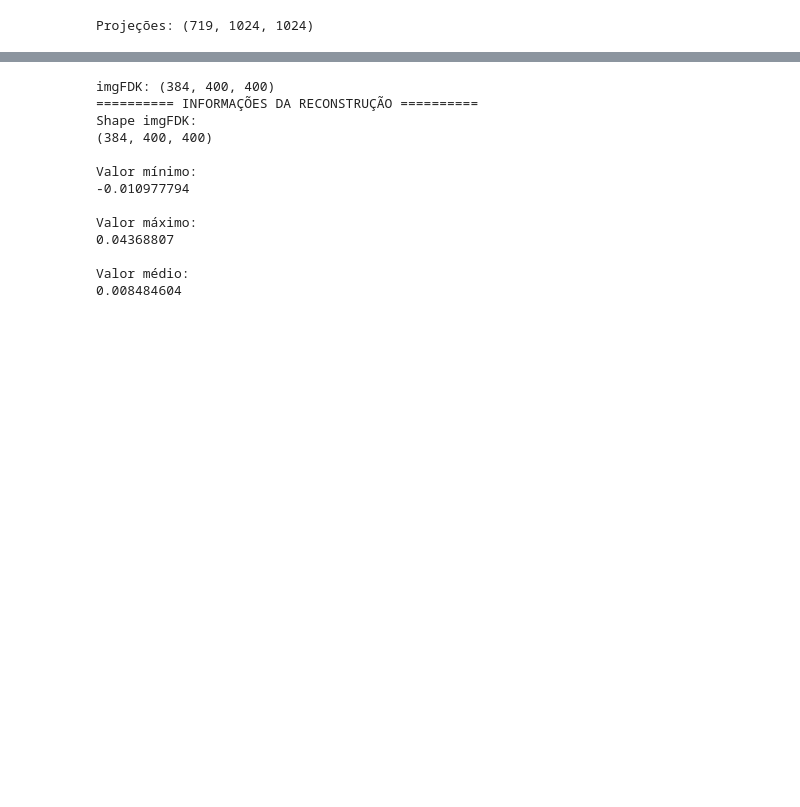
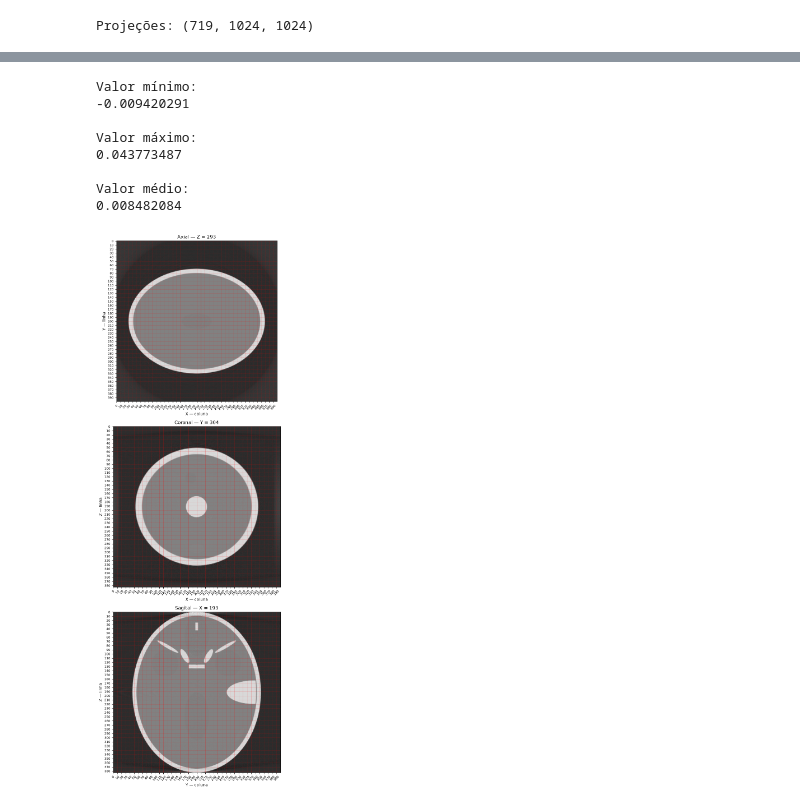
Before and after one commit to samsixers76/IC_tomografia, a Jupyter notebook: conversao_ct_hu.ipynb, the cells around one changed output, grey strips where cells are left out. Saved outputs shown, nothing was run; the diff lists cells and outputs as text; code cells hidden in the pictures; blank space fills up the shorter version.

```diff
--- a/conversao_ct_hu.ipynb
+++ b/conversao_ct_hu.ipynb
@@ -101,3 +101,6 @@ geo.dVoxel = (
 geo.accuracy = 0.5
 # %%
 angles = np.linspace(0, 360, 719, endpoint=False, dtype=np.float32)
+print(angles)
+angles = np.deg2rad(angles)
+print(angles)
@@ -108,13 +129,7 @@ angles = np.linspace(0, 360, 719, endpoint=False, dtype=np.float32)
 
 imgFDK = algs.fdk(projs_ln, geo, angles,filter="hann")
 # %%
-print("imgFDK:", imgFDK.shape)
 
-
-print("========== INFORMAÇÕES DA RECONSTRUÇÃO ==========")
-
-print("Shape imgFDK:")
-print(imgFDK.shape)
 
 print("\nValor mínimo:")
 print(imgFDK.min())
@@ -125,16 +140,11 @@ print(imgFDK.max())
 print("\nValor médio:")
 print(imgFDK.mean())
 # %% [output]
-imgFDK: (384, 400, 400)
-========== INFORMAÇÕES DA RECONSTRUÇÃO ==========
-Shape imgFDK:
-(384, 400, 400)
-
 Valor mínimo:
--0.010977794
+-0.009420291
 
 Valor máximo:
-0.04368807
+0.043773487
 
 Valor médio:
-0.008484604
+0.008482084
@@ -141 +220,11 @@ Valor médio:
+# %%
+plotVolume3Views(
+    imgFDK,
+    title='',
+    axial=293,
+    coronal=304,
+    sagittal=193
+)
+# %% [output]
+[figure, added]
 # %%
```
Also changed, not shown: parts of 12 cells of this notebook.
